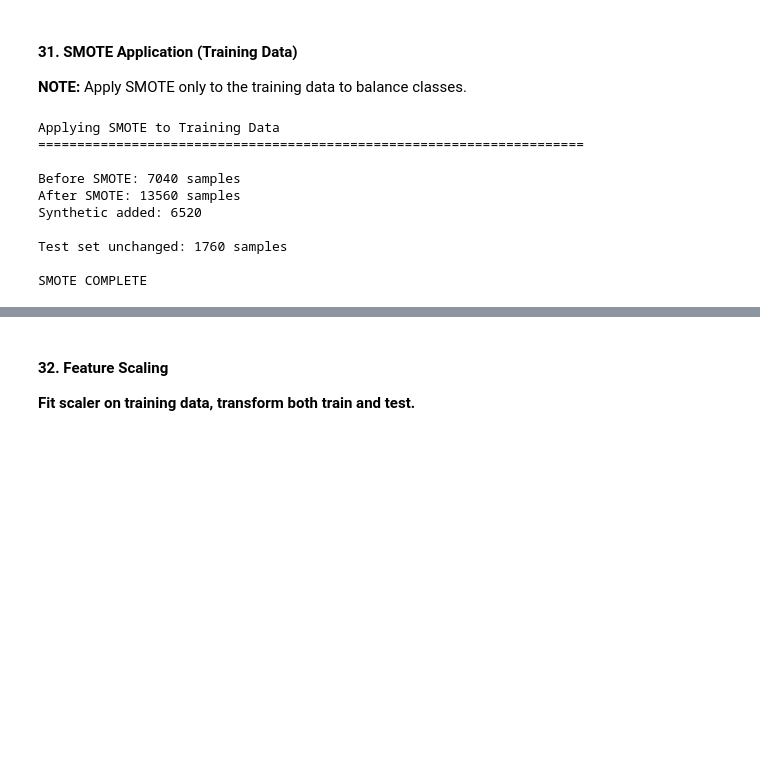
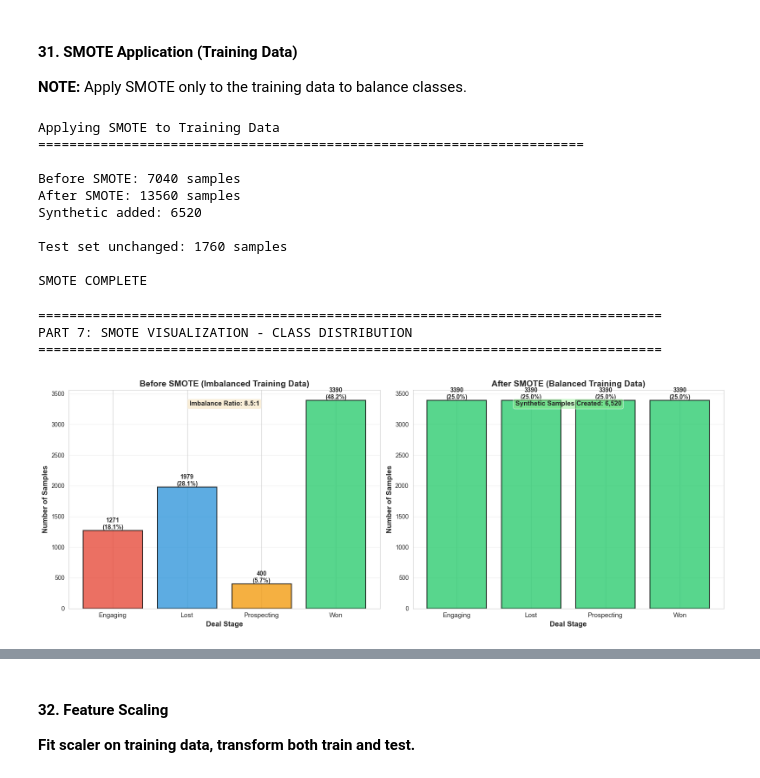
Before and after one commit to Pawan-Bhandari-1164198/1164198, a Jupyter notebook: assignment-3.ipynb, the cells around one changed output, grey strips where cells are left out. Saved outputs shown, nothing was run; the diff lists cells and outputs as text; code cells hidden in the pictures; blank space fills up the shorter version.

```diff
--- a/assignment-3.ipynb
+++ b/assignment-3.ipynb
@@ -2794,3 +2794,78 @@ Synthetic added: 6520
 Test set unchanged: 1760 samples
 
 SMOTE COMPLETE
+# %%
+print("="*80)
+print("PART 7: SMOTE VISUALIZATION - CLASS DISTRIBUTION")
+print("="*80)
+
+import matplotlib.pyplot as plt
+import numpy as np
+
+# Get class distributions
+unique_before, counts_before = np.unique(y_train_clf, return_counts=True)
+unique_after, counts_after = np.unique(y_train_clf_balanced, return_counts=True)
+
+# Class names
+class_names = ['Engaging', 'Lost', 'Prospecting', 'Won']
+
+# Create figure
+fig, axes = plt.subplots(1, 2, figsize=(16, 6))
+
+# Before SMOTE
+colors_before = ['#e74c3c', '#3498db', '#f39c12', '#2ecc71']
+bars1 = axes[0].bar(range(len(unique_before)), counts_before, color=colors_before, alpha=0.8, edgecolor='black', linewidth=1.5)
+axes[0].set_xlabel('Deal Stage', fontsize=12, fontweight='bold')
+axes[0].set_ylabel('Number of Samples', fontsize=12, fontweight='bold')
+axes[0].set_title('Before SMOTE (Imbalanced Training Data)', fontsize=14, fontweight='bold')
+axes[0].set_xticks(range(len(unique_before)))
+axes[0].set_xticklabels(class_names, fontsize=11)
+axes[0].grid(axis='y', alpha=0.3)
+
+for i, (bar, count) in enumerate(zip(bars1, counts_before)):
+    height = bar.get_height()
+    axes[0].text(bar.get_x() + bar.get_width()/2., height,
+                f'{int(count)}\n({count/counts_before.sum()*100:.1f}%)',
+                ha='center', va='bottom', fontsize=10, fontweight='bold')
+
+imbalance_ratio = counts_before.max() / counts_before.min()
+axes[0].text(0.5, 0.95, f'Imbalance Ratio: {imbalance_ratio:.1f}:1',
+            transform=axes[0].transAxes, ha='center', va='top',
+            bbox=dict(boxstyle='round', facecolor='wheat', alpha=0.5),
+            fontsize=11, fontweight='bold')
+
+# After SMOTE
+colors_after = ['#2ecc71'] * len(unique_after)
+bars2 = axes[1].bar(range(len(unique_after)), counts_after, color=colors_after, alpha=0.8, edgecolor='black', linewidth=1.5)
+axes[1].set_xlabel('Deal Stage', fontsize=12, fontweight='bold')
+axes[1].set_ylabel('Number of Samples', fontsize=12, fontweight='bold')
+axes[1].set_title('After SMOTE (Balanced Training Data)', fontsize=14, fontweight='bold')
+axes[1].set_xticks(range(len(unique_after)))
+axes[1].set_xticklabels(class_names, fontsize=11)
+axes[1].grid(axis='y', alpha=0.3)
+
+for i, (bar, count) in enumerate(zip(bars2, counts_after)):
+    height = bar.get_height()
+    axes[1].text(bar.get_x() + bar.get_width()/2., height,
+                f'{int(count)}\n({count/counts_after.sum()*100:.1f}%)',
+                ha='center', va='bottom', fontsize=10, fontweight='bold')
+
+synthetic_created = counts_after.sum() - counts_before.sum()
+axes[1].text(0.5, 0.95, f'Synthetic Samples Created: {synthetic_created:,}',
+            transform=axes[1].transAxes, ha='center', va='top',
+            bbox=dict(boxstyle='round', facecolor='lightgreen', alpha=0.5),
+            fontsize=11, fontweight='bold')
+
+plt.tight_layout()
+plt.show()
+
+print(f"\nSMOTE Summary:")
+print(f"  Before: {counts_before.sum():,} samples (Imbalance: {imbalance_ratio:.1f}:1)")
+print(f"  After: {counts_after.sum():,} samples (Balanced: 1:1)")
+print(f"  Synthetic samples created: {synthetic_created:,}")
+print("\n" + "="*80)
+# %% [output]
+================================================================================
+PART 7: SMOTE VISUALIZATION - CLASS DISTRIBUTION
+================================================================================
+[figure, added]
```
Also changed, not shown: parts of 33 cells of this notebook.
